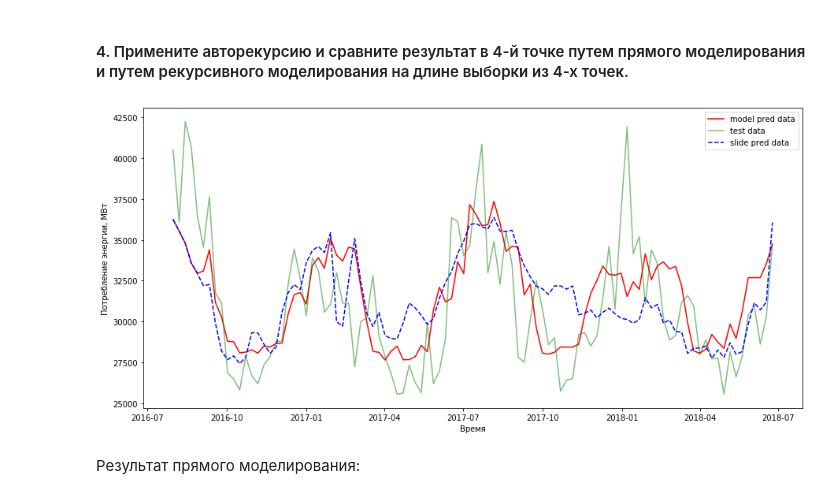
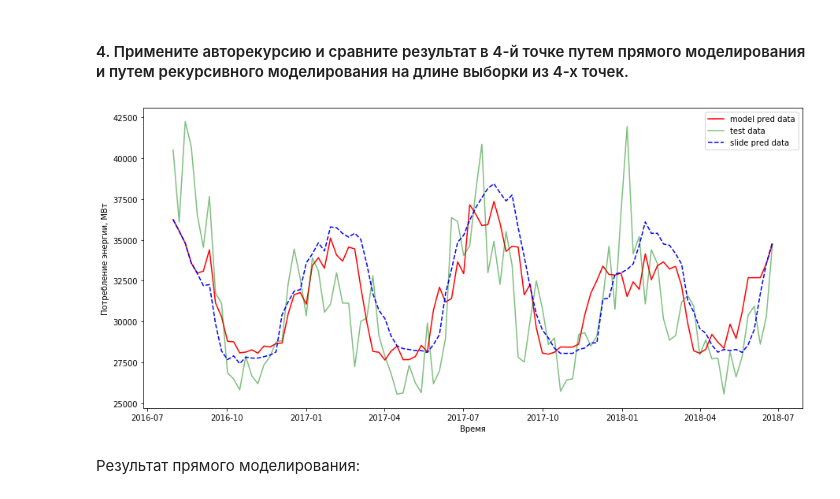
Before and after one commit to alekseyzelepukin/machine_learning_in_business, a Jupyter notebook: lesson_04/lesson_04.ipynb, the cells around one changed output. Cells and saved outputs as stored; diff of their text form; code cells hidden in the pictures.

```diff
--- a/lesson_04/lesson_04.ipynb
+++ b/lesson_04/lesson_04.ipynb
@@ -394,35 +394,35 @@ y_test_slide = y_test_pred.copy()
 
 n = 100
 
 for i in range(n):
 
     y_test_slide[i] = regressor.predict(np.nan_to_num(X_test_slide.iloc[i, :].values.reshape(-1, len(features))).astype('float64'))
 
     X_test_slide.iloc[i+h, 0] = y_test_slide[i]
 
-    X_test_slide.iloc[i+h, 2] = float(np.mean(X_test_slide.iloc[i+h-p:i+h, 0]))
+    X_test_slide.iloc[i+h, 2] = float(np.mean(X_test_slide.iloc[i+h-26:i+h, 0]))
 
     if i > p:
 
         X_test_slide.iloc[i+h, 3] = X_test_slide.values[i+h-11, 0].astype('int64')
         X_test_slide.iloc[i+h, 4] = X_test_slide.values[i+h-10, 0].astype('int64')
         X_test_slide.iloc[i+h, 5] = X_test_slide.values[i+h-9, 0].astype('int64')
         X_test_slide.iloc[i+h, 6] = X_test_slide.values[i+h-8, 0].astype('int64')
         X_test_slide.iloc[i+h, 7] = X_test_slide.values[i+h-7, 0].astype('int64')
 
 
 plt.figure(figsize=(15, 7))
 
 plt.xlabel('Время')
 plt.ylabel('Потребление энергии, МВт')
 plt.plot(test.index[h:n+h], y_test_pred[:n], 'r',label='model pred data' )
 plt.plot(test.index[h:n+h], y_test[:n], 'g',label='test data', alpha=0.5)
 plt.plot(test.index[h:n+h], y_test_slide[:n], '--b',label='slide pred data')
 
 plt.legend()
 plt.show()
 # %% [output]
-[figure, old version]
+[figure, new version]
 # %% [markdown]
 Результат прямого моделирования:
 # %%
```
Also changed, not shown: parts of 3 cells of this notebook.
